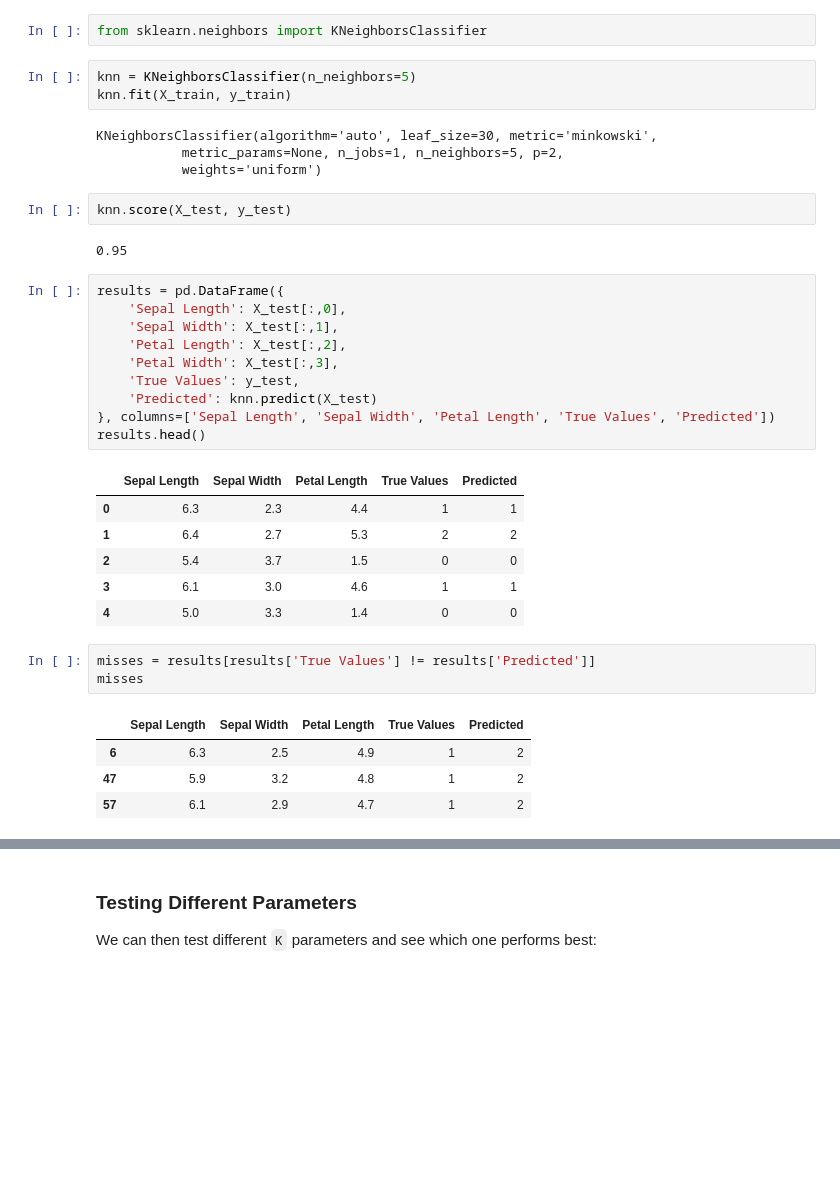
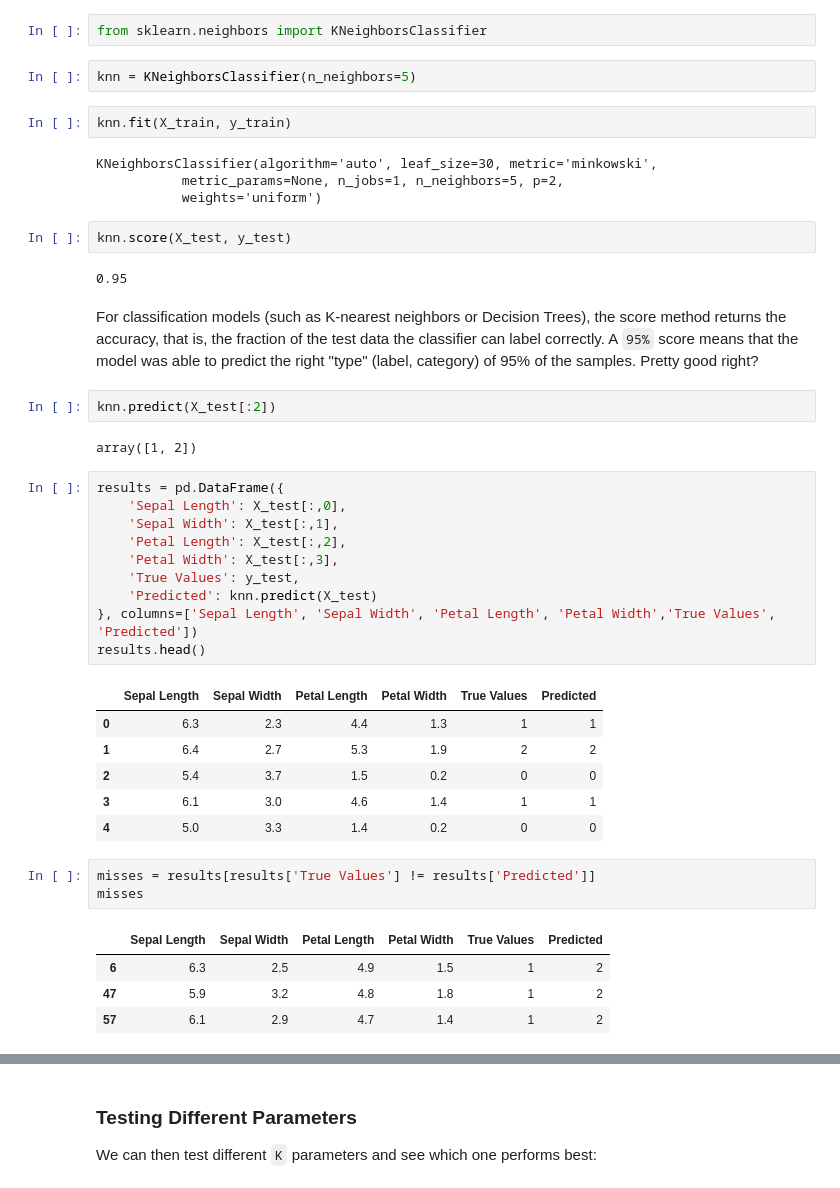
Before and after one commit to snyderjamie/ds-class-8-classification, a Jupyter notebook: 1. Classification Overview.ipynb, the cells around one changed output, grey strips where cells are left out. Drawn from its saved outputs; the diff is of its cells as text; blank space fills up the shorter version.

```diff
--- a/1. Classification Overview.ipynb
+++ b/1. Classification Overview.ipynb
@@ -132,40 +150,47 @@ The scikit learn code is simple, as usual:
 from sklearn.neighbors import KNeighborsClassifier
 # %%
 knn = KNeighborsClassifier(n_neighbors=5)
-knn.fit(X_train, y_train)
-# %% [output]
-KNeighborsClassifier(algorithm='auto', leaf_size=30, metric='minkowski',
-           metric_params=None, n_jobs=1, n_neighbors=5, p=2,
-           weights='uniform')
+# %%
+knn.fit(X_train, y_train)
+# %% [output]
+KNeighborsClassifier(algorithm='auto', leaf_size=30, metric='minkowski',
+           metric_params=None, n_jobs=1, n_neighbors=5, p=2,
+           weights='uniform')
 # %%
 knn.score(X_test, y_test)
 # %% [output]
 0.95
+# %% [markdown]
+For classification models (such as K-nearest neighbors or Decision Trees), the score method returns the accuracy, that is, the fraction of the test data the classifier can label correctly. A `95%` score means that the model was able to predict the right "type" (label, category) of 95% of the samples. Pretty good right?
+# %%
+knn.predict(X_test[:2])
+# %% [output]
+array([1, 2])
 # %%
 results = pd.DataFrame({
     'Sepal Length': X_test[:,0],
     'Sepal Width': X_test[:,1],
     'Petal Length': X_test[:,2],
     'Petal Width': X_test[:,3],
     'True Values': y_test,
     'Predicted': knn.predict(X_test)
-}, columns=['Sepal Length', 'Sepal Width', 'Petal Length', 'True Values', 'Predicted'])
+}, columns=['Sepal Length', 'Sepal Width', 'Petal Length', 'Petal Width','True Values', 'Predicted'])
 results.head()
 # %% [output]
-|  | Sepal Length | Sepal Width | Petal Length | True Values | Predicted |
-| 0 | 6.3 | 2.3 | 4.4 | 1 | 1 |
-| 1 | 6.4 | 2.7 | 5.3 | 2 | 2 |
-| 2 | 5.4 | 3.7 | 1.5 | 0 | 0 |
-| 3 | 6.1 | 3.0 | 4.6 | 1 | 1 |
-| 4 | 5.0 | 3.3 | 1.4 | 0 | 0 |
+|  | Sepal Length | Sepal Width | Petal Length | Petal Width | True Values | Predicted |
+| 0 | 6.3 | 2.3 | 4.4 | 1.3 | 1 | 1 |
+| 1 | 6.4 | 2.7 | 5.3 | 1.9 | 2 | 2 |
+| 2 | 5.4 | 3.7 | 1.5 | 0.2 | 0 | 0 |
+| 3 | 6.1 | 3.0 | 4.6 | 1.4 | 1 | 1 |
+| 4 | 5.0 | 3.3 | 1.4 | 0.2 | 0 | 0 |
 # %%
 misses = results[results['True Values'] != results['Predicted']]
 misses
 # %% [output]
-|  | Sepal Length | Sepal Width | Petal Length | True Values | Predicted |
-| 6 | 6.3 | 2.5 | 4.9 | 1 | 2 |
-| 47 | 5.9 | 3.2 | 4.8 | 1 | 2 |
-| 57 | 6.1 | 2.9 | 4.7 | 1 | 2 |
+|  | Sepal Length | Sepal Width | Petal Length | Petal Width | True Values | Predicted |
+| 6 | 6.3 | 2.5 | 4.9 | 1.5 | 1 | 2 |
+| 47 | 5.9 | 3.2 | 4.8 | 1.8 | 1 | 2 |
+| 57 | 6.1 | 2.9 | 4.7 | 1.4 | 1 | 2 |
 # %%
 grid = sns.lmplot(
     x="Sepal Length", y="Sepal Width", data=results,
```
Also changed, not shown: parts of 13 cells of this notebook, 2 other files.
